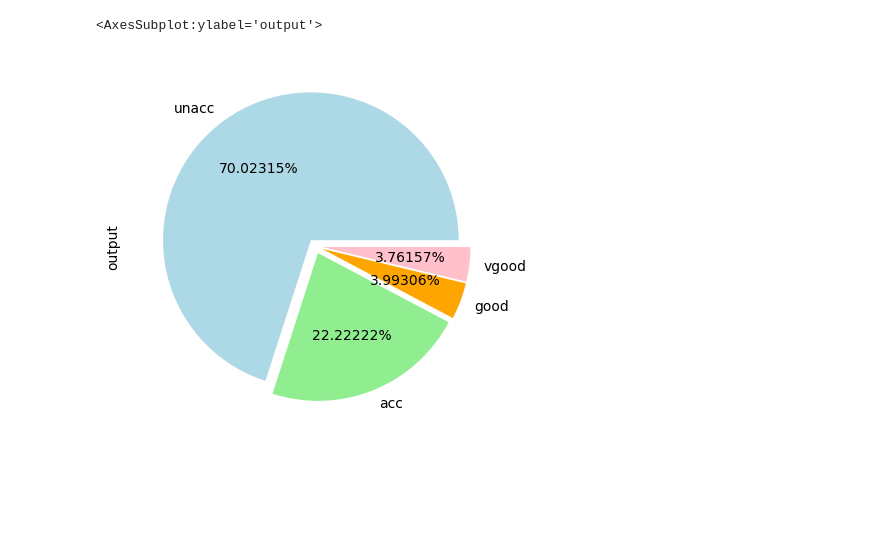
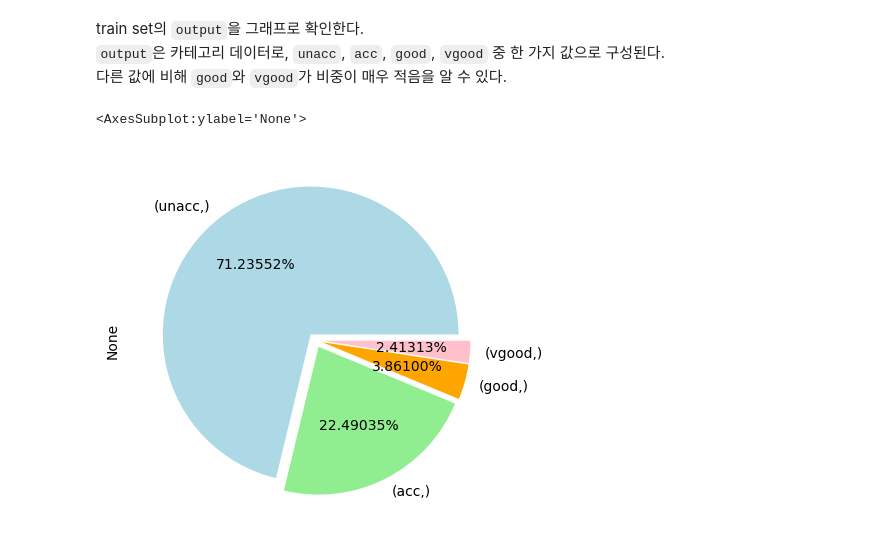
Before and after one commit to MinhyukWoo/pytorch_lecture, a Jupyter notebook: chap_02/7_overall.ipynb, the cells around one changed output. Saved outputs shown, nothing was run; the diff lists cells and outputs as text; code cells hidden in the pictures; blank space fills up the shorter version.

```diff
--- a/chap_02/7_overall.ipynb
+++ b/chap_02/7_overall.ipynb
@@ -1,12 +0,0 @@
-# %%
-import os
-import pandas as pd
-
-DATA_PATH = os.path.join(os.path.pardir, "dataset", "chap02", "car_evaluation.csv")
-
-
-def get_data(data_path=DATA_PATH):
-    return pd.read_csv(data_path)
-
-
-get_data()
@@ -26,0 +25,30 @@ get_data()
+# %%
+from sklearn.model_selection import train_test_split
+
+DATA_PATH = os.path.join(os.path.pardir, "dataset", "chap02", "car_evaluation.csv")
+
+
+def get_data(data_path=DATA_PATH, test_size=0.2, val_size=0.2, random_state=RAND_STATE):
+    if test_size + val_size >= 1.0:
+        raise ValueError("sum of test_size and val_size must be less than 1.0")
+    dataset = pd.read_csv(data_path)
+    data = dataset.iloc[:, :-1]
+    label = dataset.iloc[:, -1].to_frame()
+    X_train, X_not_train, y_train, y_not_train = train_test_split(
+        data, label, test_size=val_size + test_size, random_state=random_state
+    )
+    X_val, X_test, y_val, y_test = train_test_split(
+        X_not_train,
+        y_not_train,
+        test_size=test_size / (test_size + val_size),
+        random_state=random_state,
+    )
+    return X_train, X_val, X_test, y_train, y_val, y_test
+# %%
+X_train, X_val, X_test, y_train, y_val, y_test = get_data()
+print("X_train.shape:", X_train.shape)
+print("X_val.shape:", X_val.shape)
+print("X_test.shape:", X_test.shape)
+print("y_train.shape:", y_train.shape)
+print("y_val.shape:", y_val.shape)
+print("y_test.shape:", y_test.shape)
@@ -27,12 +94,16 @@ get_data()
+# %% [markdown]
+train set의 `output`을 그래프로 확인한다.
+`output`은 카테고리 데이터로, `unacc`, `acc`, `good`, `vgood` 중 한 가지 값으로 구성된다.
+다른 값에 비해 `good`와 `vgood`가 비중이 매우 적음을 알 수 있다.
 # %%
 import matplotlib.pyplot as plt
 
-get_data()["output"].value_counts().plot(
+y_train.value_counts().plot(
     kind="pie",
     autopct="%0.05f%%",
     colors=["lightblue", "lightgreen", "orange", "pink"],
     explode=(0.05, 0.05, 0.05, 0.05),
 )
 # %% [output]
-<AxesSubplot:ylabel='output'>
+<AxesSubplot:ylabel='None'>
-[figure, old version]
+[figure, new version]
```
Also changed, not shown: parts of 27 cells of this notebook.
